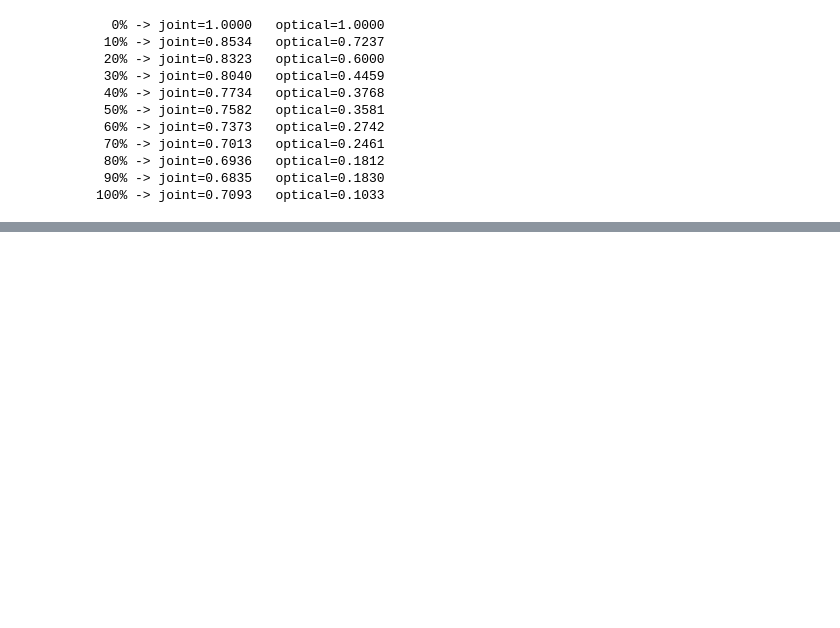
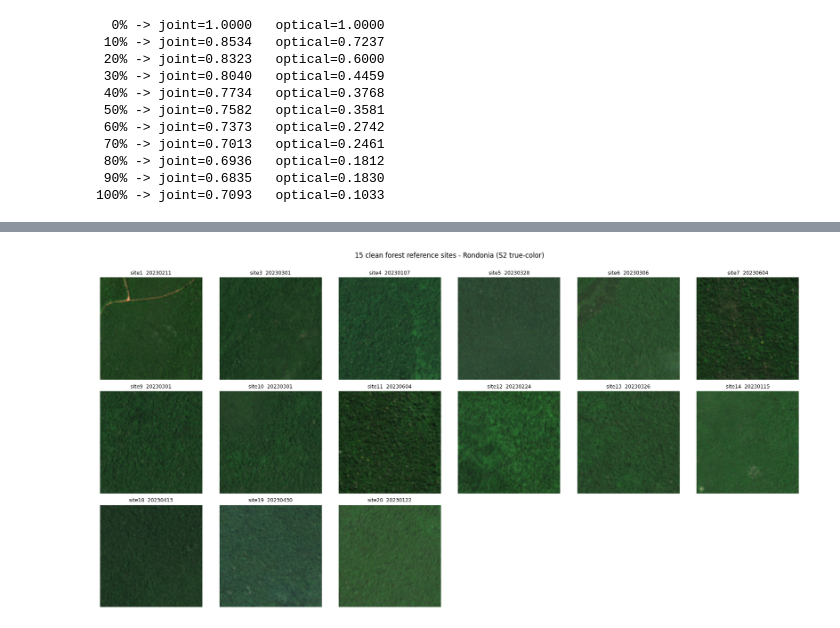
Before and after one commit to Angelicarjs/tropical_forest_disturbance, a Jupyter notebook: cloud_eva.ipynb, the cells around one changed output, grey strips where cells are left out. Drawn from its saved outputs; the diff is of its cells as text; code cells hidden in the pictures; blank space fills up the shorter version.

Commit message:
reproduce the same pipeline for 15 images random selected in Rondonia

```diff
--- a/cloud_eva.ipynb
+++ b/cloud_eva.ipynb
@@ -630,0 +637,20 @@ for p, cj, co in zip(pcts, cos_joint, cos_opt):
+# %%
+# Discover the 18 clean forest sites (paired S1/S2) downloaded from GEE
+import re
+
+SITES_DIR = "/Users/angelicamariamorenorojas/Desktop/Master/thesis/data/CROMA_clear_rondonia"
+
+sites = []
+for p in sorted(glob.glob(os.path.join(SITES_DIR, "*_s2_*.tif"))):
+    m = re.match(r"(site\d+)_s2_(\d+)\.tif", os.path.basename(p))
+    sid, date = m.group(1), m.group(2)
+    s1_matches = glob.glob(os.path.join(SITES_DIR, f"{sid}_s1_*.tif"))
+    if not s1_matches:
+        print(f"{sid}: no paired S1, skipped")
+        continue
+    sites.append({"id": sid, "date": date, "s2": p, "s1": s1_matches[0]})
+
+sites.sort(key=lambda d: int(d["id"][4:]))
+print(f"{len(sites)} sites with paired S1/S2:")
+for s in sites:
+    print(f"  {s['id']:8} {s['date']}")
@@ -630,0 +674,23 @@ for p, cj, co in zip(pcts, cos_joint, cos_opt):
+# %%
+# Plot the clean reference tiles (S2 RGB = B4,B3,B2)
+MAXREF = 1500
+n = len(sites)
+ncols = 6
+nrows = int(np.ceil(n / ncols))
+fig, axes = plt.subplots(nrows, ncols, figsize=(3 * ncols, 3 * nrows))
+axes = np.array(axes).reshape(-1)
+
+for ax, s in zip(axes, sites):
+    rgb = load_tile(s["s2"], band_indices=[3, 2, 1]).transpose(1, 2, 0)  # B4,B3,B2
+    rgb = np.clip(rgb / MAXREF, 0, 1)
+    ax.imshow(rgb)
+    ax.set_title(f"{s['id']}  {s['date']}", fontsize=9)
+    ax.axis("off")
+for ax in axes[n:]:
+    ax.axis("off")
+
+fig.suptitle(f"{n} clean forest reference sites - Rondonia (S2 true-color)", y=1.0)
+plt.tight_layout()
+plt.show()
+# %% [output]
+[figure, added]
```
Also changed, not shown: parts of 8 cells of this notebook.
